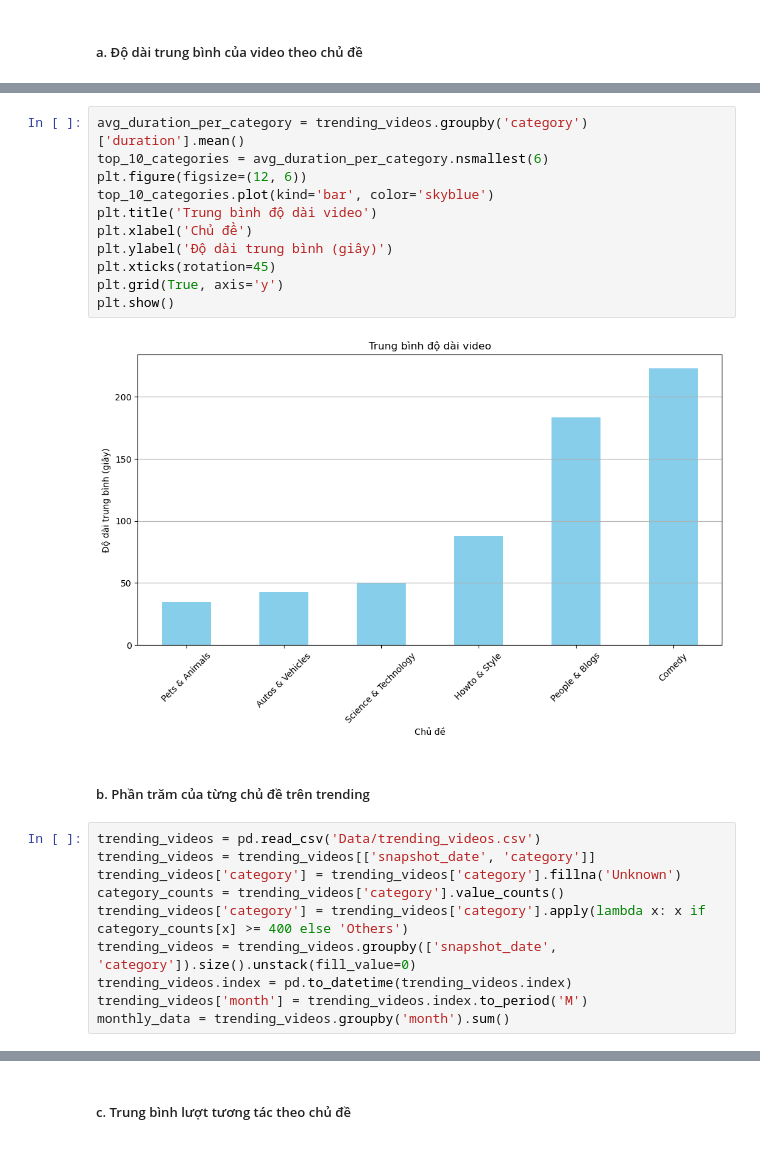
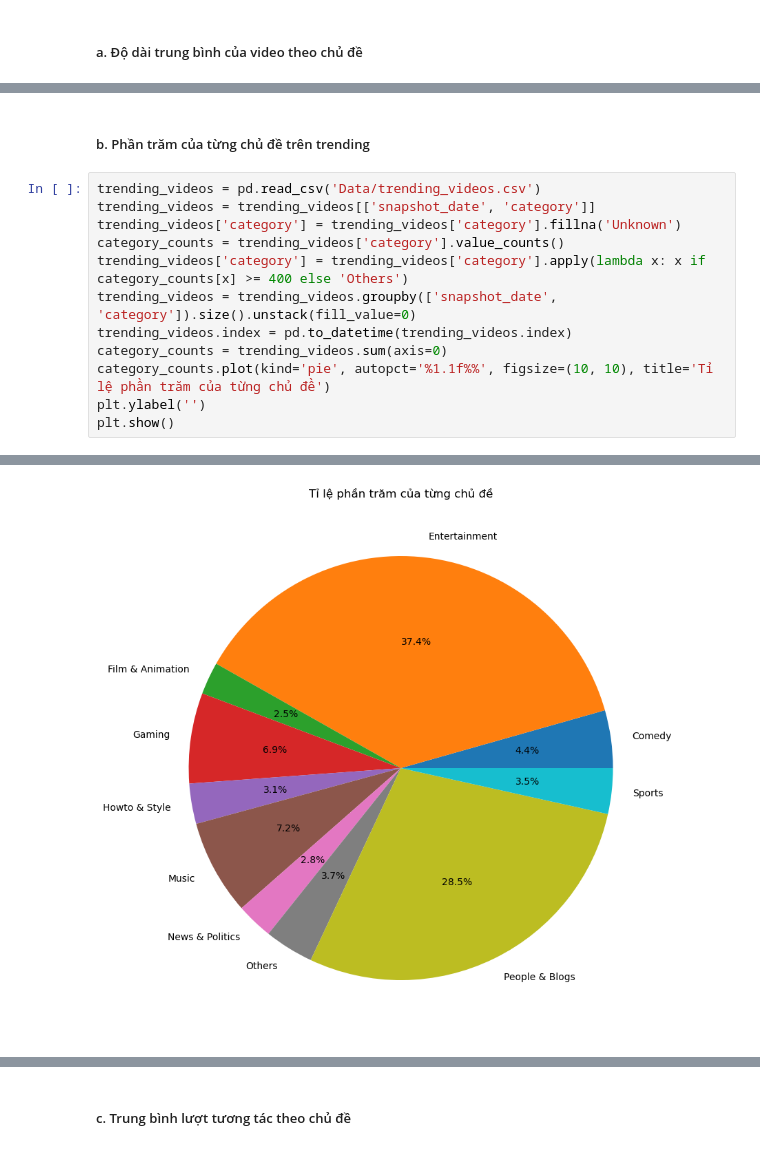
Before and after one commit to sleepifoxx/BTL-Data-Processing, a Jupyter notebook: DataProcessing.ipynb, the cells around one changed output, grey strips where cells are left out. Cells and saved outputs as stored; diff of their text form.

```diff
--- a/DataProcessing.ipynb
+++ b/DataProcessing.ipynb
@@ -168,16 +142,3 @@ plt.show()
-# %%
-avg_duration_per_category = trending_videos.groupby('category')['duration'].mean()
-top_10_categories = avg_duration_per_category.nsmallest(6)
-plt.figure(figsize=(12, 6))
-top_10_categories.plot(kind='bar', color='skyblue')
-plt.title('Trung bình độ dài video')
-plt.xlabel('Chủ đề')
-plt.ylabel('Độ dài trung bình (giây)')
-plt.xticks(rotation=45)
-plt.grid(True, axis='y')
-plt.show()
-# %% [output]
-[figure, removed]
 # %% [markdown]
 ##### b. Phần trăm của từng chủ đề trên trending
 # %%
@@ -188,6 +149,8 @@ category_counts = trending_videos['category'].value_counts()
 trending_videos['category'] = trending_videos['category'].apply(lambda x: x if category_counts[x] >= 400 else 'Others')
 trending_videos = trending_videos.groupby(['snapshot_date', 'category']).size().unstack(fill_value=0)
 trending_videos.index = pd.to_datetime(trending_videos.index)
-trending_videos['month'] = trending_videos.index.to_period('M')
-monthly_data = trending_videos.groupby('month').sum()
+category_counts = trending_videos.sum(axis=0)
+category_counts.plot(kind='pie', autopct='%1.1f%%', figsize=(10, 10), title='Tỉ lệ phần trăm của từng chủ đề')
+plt.ylabel('')
+plt.show()
 # %% [output]
@@ -208 +157,2 @@ monthly_data = trending_videos.groupby('month').sum()
+[figure, added]
 # %%
```
Also changed, not shown: parts of 25 cells of this notebook, 1 other file.
